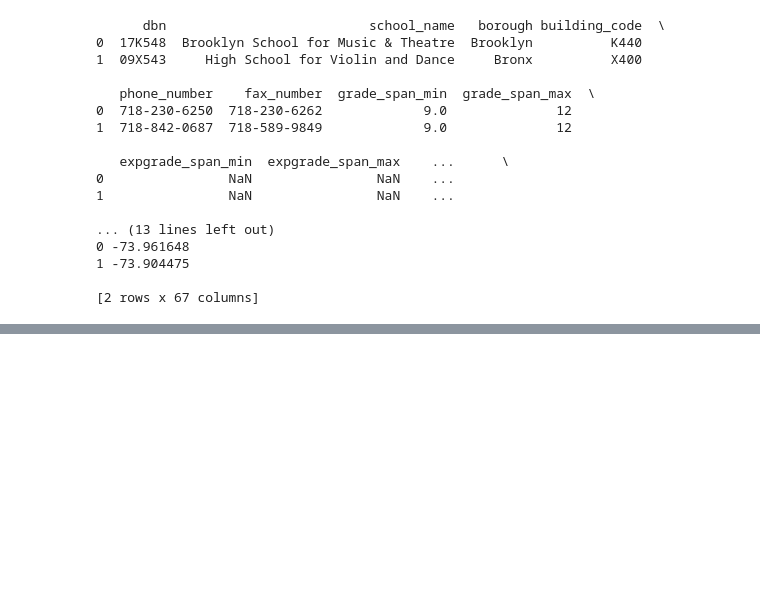
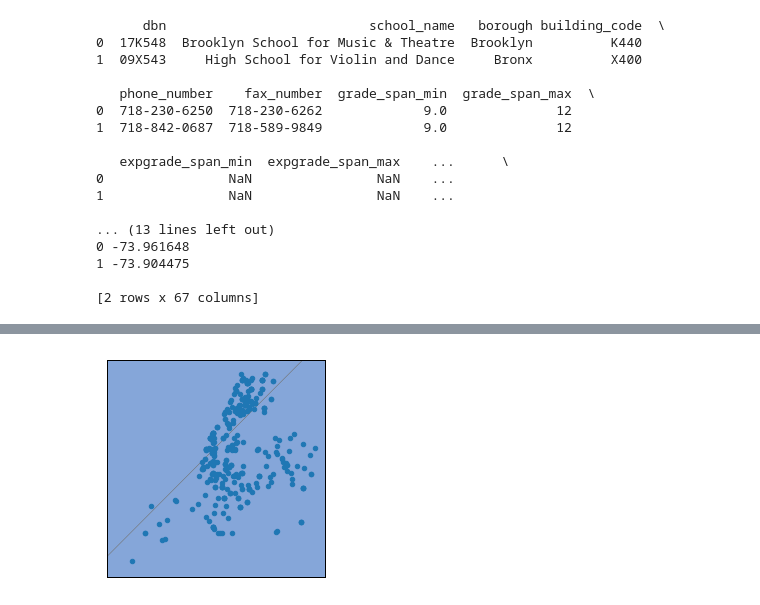
Before and after one commit to aaroncfo/PythonDA, a Jupyter notebook: 2.IntermediatePython&Pandas/4.DataCleaning/1.DataCleaningWalkthrough.ipynb, the cells around one changed output, grey strips where cells are left out. Saved outputs shown, nothing was run; the diff lists cells and outputs as text; code cells hidden in the pictures; blank space fills up the shorter version.

```diff
--- a/2.IntermediatePython&Pandas/4.DataCleaning/1.DataCleaningWalkthrough.ipynb
+++ b/2.IntermediatePython&Pandas/4.DataCleaning/1.DataCleaningWalkthrough.ipynb
@@ -250,0 +488,22 @@ print(data['hs_directory'].head(2))
+# %%
+from mpl_toolkits.basemap import Basemap
+
+m = Basemap(
+    projection='merc',
+    llcrnrlat=40.496044,
+    urcrnrlat=40.915256,
+    llcrnrlon=-74.255735,
+    urcrnrlon=-73.700272#,
+    #resolution='i'
+)
+
+m.drawmapboundary(fill_color='#85A6D9')
+m.drawcoastlines(color='#6D5F47', linewidth=.4)
+m.drawrivers(color='#6D5F47', linewidth=.4)
+
+longitudes = combined["lon"].tolist()
+latitudes = combined["lat"].tolist()
+m.scatter(longitudes, latitudes, s=20, zorder=2, latlon=True)
+plt.show()
+# %% [output]
+[figure, added]
```
Also changed, not shown: parts of 26 cells of this notebook, 2 other files.
